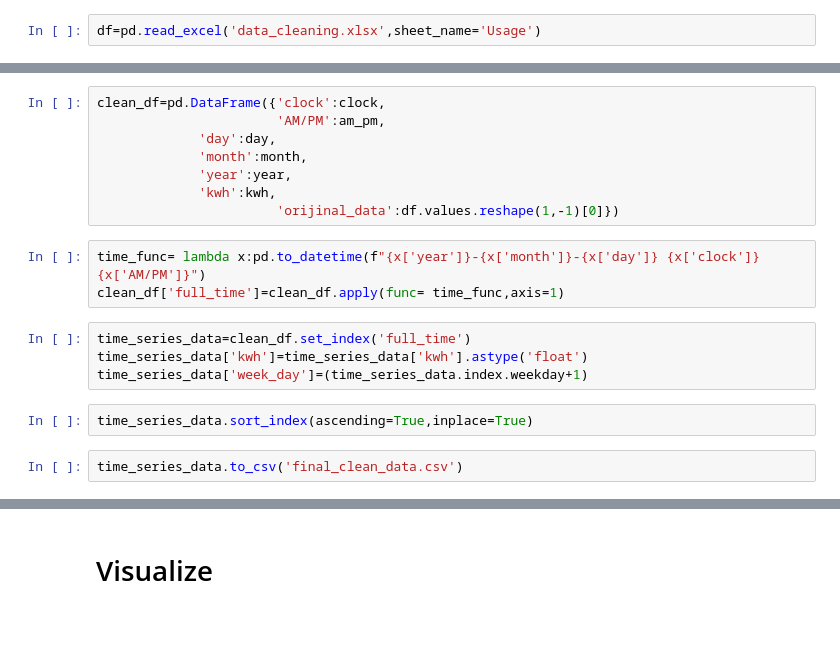
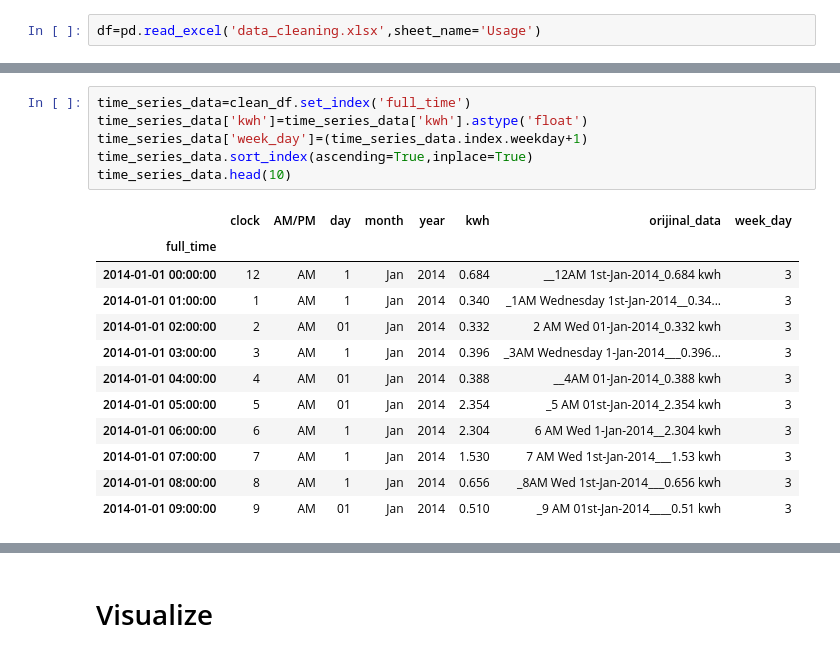
Before and after one commit to mehranzeynalov9/Data-Cleaning-on-Electricity-Usage-Data-, a Jupyter notebook: Data Cleaning.ipynb, the cells around one changed output, grey strips where cells are left out. Cells and saved outputs as stored; diff of their text form; blank space fills up the shorter version.

Commit message:
cleaned unnecessary code lines

```diff
--- a/Data Cleaning.ipynb
+++ b/Data Cleaning.ipynb
@@ -40,21 +64,21 @@ for row in df.values.reshape(1,-1)[0]:
-# %%
-clean_df=pd.DataFrame({'clock':clock,
-                       'AM/PM':am_pm,
-             'day':day,
-             'month':month,
-             'year':year,
-             'kwh':kwh,
-                       'orijinal_data':df.values.reshape(1,-1)[0]})
-# %%
-time_func= lambda x:pd.to_datetime(f"{x['year']}-{x['month']}-{x['day']} {x['clock']}{x['AM/PM']}")
-clean_df['full_time']=clean_df.apply(func= time_func,axis=1)
 # %%
 time_series_data=clean_df.set_index('full_time')
 time_series_data['kwh']=time_series_data['kwh'].astype('float')
 time_series_data['week_day']=(time_series_data.index.weekday+1)
+time_series_data.sort_index(ascending=True,inplace=True)
+time_series_data.head(10)
+# %% [output]
+|  | clock | AM/PM | day | month | year | kwh | orijinal_data | week_day |
+| full_time |  |  |  |  |  |  |  |  |
+| 2014-01-01 00:00:00 | 12 | AM | 1 | Jan | 2014 | 0.684 | __12AM 1st-Jan-2014_0.684 kwh | 3 |
+| 2014-01-01 01:00:00 | 1 | AM | 1 | Jan | 2014 | 0.340 | _1AM Wednesday 1st-Jan-2014__0.34... | 3 |
+| 2014-01-01 02:00:00 | 2 | AM | 01 | Jan | 2014 | 0.332 | 2 AM Wed 01-Jan-2014_0.332 kwh | 3 |
+| 2014-01-01 03:00:00 | 3 | AM | 1 | Jan | 2014 | 0.396 | _3AM Wednesday 1-Jan-2014___0.396... | 3 |
+| 2014-01-01 04:00:00 | 4 | AM | 01 | Jan | 2014 | 0.388 | __4AM 01-Jan-2014_0.388 kwh | 3 |
+| 2014-01-01 05:00:00 | 5 | AM | 01 | Jan | 2014 | 2.354 | _5 AM 01st-Jan-2014_2.354 kwh | 3 |
+| 2014-01-01 06:00:00 | 6 | AM | 1 | Jan | 2014 | 2.304 | 6 AM Wed 1-Jan-2014__2.304 kwh | 3 |
+| 2014-01-01 07:00:00 | 7 | AM | 1 | Jan | 2014 | 1.530 | 7 AM Wed 1st-Jan-2014___1.53 kwh | 3 |
+| 2014-01-01 08:00:00 | 8 | AM | 1 | Jan | 2014 | 0.656 | _8AM Wed 1st-Jan-2014___0.656 kwh | 3 |
+| 2014-01-01 09:00:00 | 9 | AM | 01 | Jan | 2014 | 0.510 | _9 AM 01st-Jan-2014____0.51 kwh | 3 |
-# %%
-time_series_data.sort_index(ascending=True,inplace=True)
-# %%
-time_series_data.to_csv('final_clean_data.csv')
 # %%
 time_series_kwh=time_series_data['kwh']
```
Also changed, not shown: parts of 8 cells of this notebook, 1 other file.
